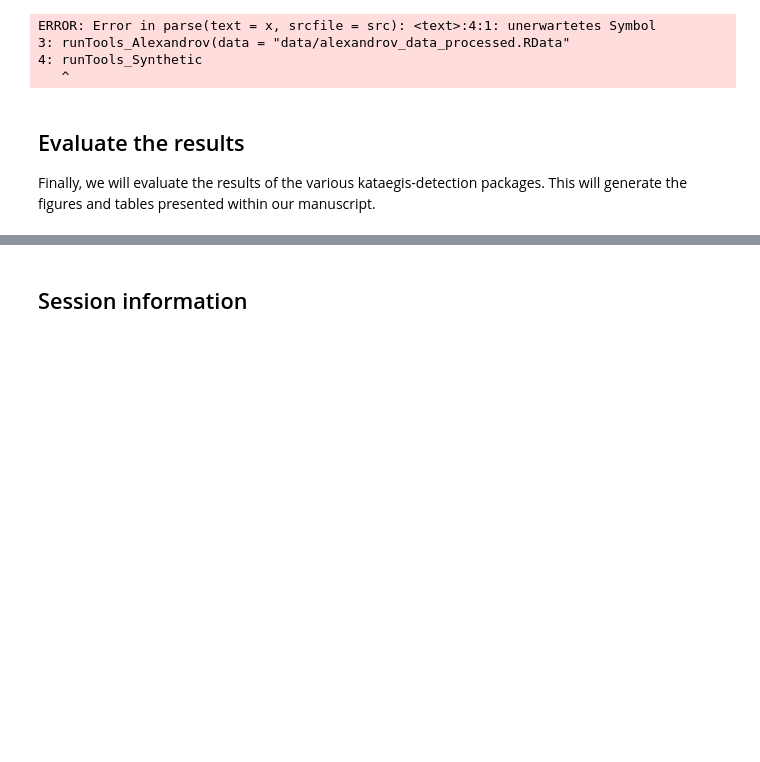
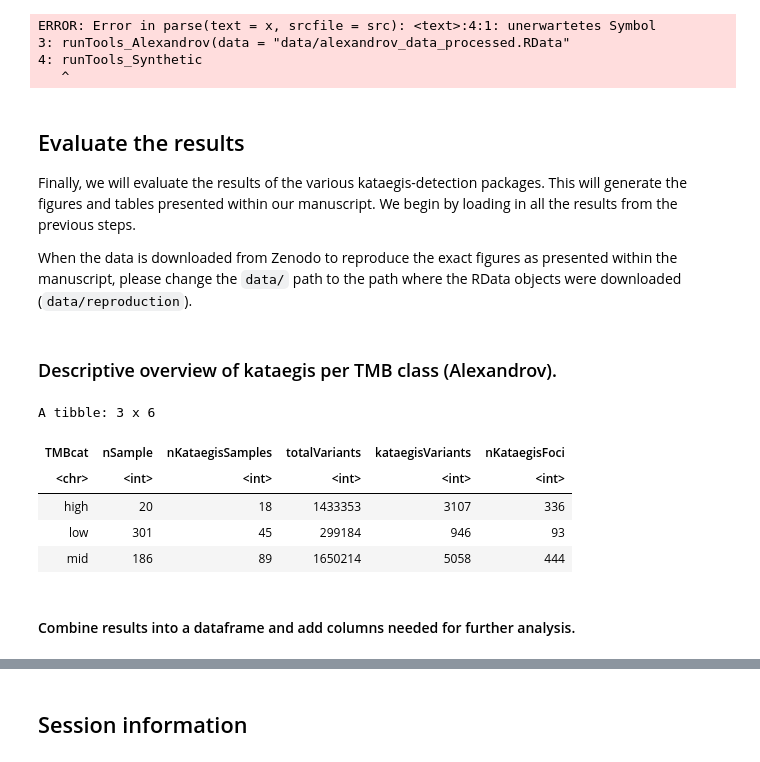
Before and after one commit to ErasmusMC-CCBC/evaluation_katdetectr, a Jupyter notebook: notebooks/1.EvaluatePackages.ipynb, the cells around one changed output, grey strips where cells are left out. Drawn from its saved outputs; the diff is of its cells as text; code cells hidden in the pictures; blank space fills up the shorter version.

```diff
--- a/notebooks/1.EvaluatePackages.ipynb
+++ b/notebooks/1.EvaluatePackages.ipynb
@@ -87,3 +80,6 @@ runSigProfiler(dataAlexandrov = "data/alexandrov_data_processed.RData", dataSynt
 ## Evaluate the results
 
 Finally, we will evaluate the results of the various kataegis-detection packages. This will generate the figures and tables presented within our manuscript.
+We begin by loading in all the results from the previous steps.
+
+When the data is downloaded from Zenodo to reproduce the exact figures as presented within the manuscript, please change the `data/` path to the path where the RData objects were downloaded (`data/reproduction`).
@@ -91,0 +97,46 @@ Finally, we will evaluate the results of the various kataegis-detection packages
+# %% [markdown]
+### Descriptive overview of kataegis per TMB class (Alexandrov).
+# %%
+fociPerSample <- alexandrovData$reportedKataegis |>
+    tibble::as_tibble() |>
+    dplyr::group_by(.data$sampleNames) |>
+    dplyr::summarise(
+        nKataegisFoci = dplyr::n()
+    )
+
+alexandrovData$genomicVariants |>
+    tibble::as_tibble() |>
+    dplyr::group_by(.data$sampleNames) |>
+    dplyr::summarise(
+        .groups = "keep",
+        totalVariants = dplyr::n(),
+        kataegisVariants = sum(.data$kataegis),
+        tissue = unique(.data$tissue)
+    ) |>
+    dplyr::mutate(
+        TMB = base::round(.data$totalVariants / 3095, 3),
+        TMBcat = dplyr::case_when(
+            TMB < 1 ~ "low",
+            TMB >= 1 & TMB < 10 ~ "mid",
+            TMB >= 10 ~ "high"
+        )
+    ) |>
+    dplyr::left_join(fociPerSample, by = "sampleNames") |>
+    dplyr::mutate(nKataegisFoci = tidyr::replace_na(.data$nKataegisFoci, 0)) |>
+    dplyr::group_by(TMBcat) |>
+    dplyr::summarise(
+        nSample = dplyr::n(),
+        nKataegisSamples = base::sum(.data$nKataegisFoci != 0),
+        totalVariants = base::sum(.data$totalVariants),
+        kataegisVariants = base::sum(.data$kataegisVariants),
+        nKataegisFoci = base::sum(.data$nKataegisFoci)
+    )
+# %% [output]
+A tibble: 3 x 6
+| TMBcat | nSample | nKataegisSamples | totalVariants | kataegisVariants | nKataegisFoci |
+| <chr> | <int> | <int> | <int> | <int> | <int> |
+| high | 20 | 18 | 1433353 | 3107 | 336 |
+| low | 301 | 45 | 299184 | 946 | 93 |
+| mid | 186 | 89 | 1650214 | 5058 | 444 |
+# %% [markdown]
+#### Combine results into a dataframe and add columns needed for further analysis.
```
Also changed, not shown: parts of 21 cells of this notebook, 4 other files.
